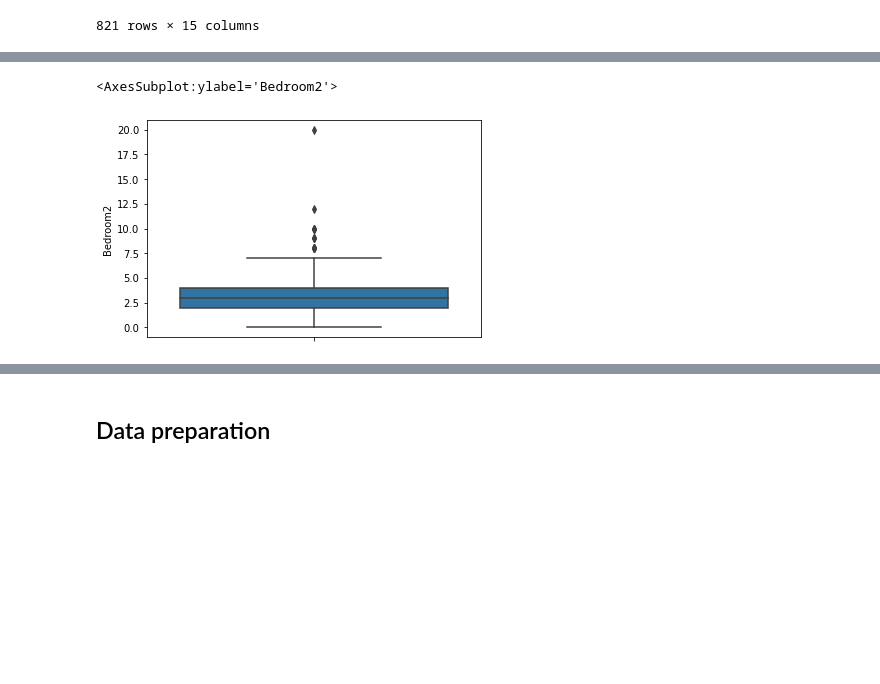
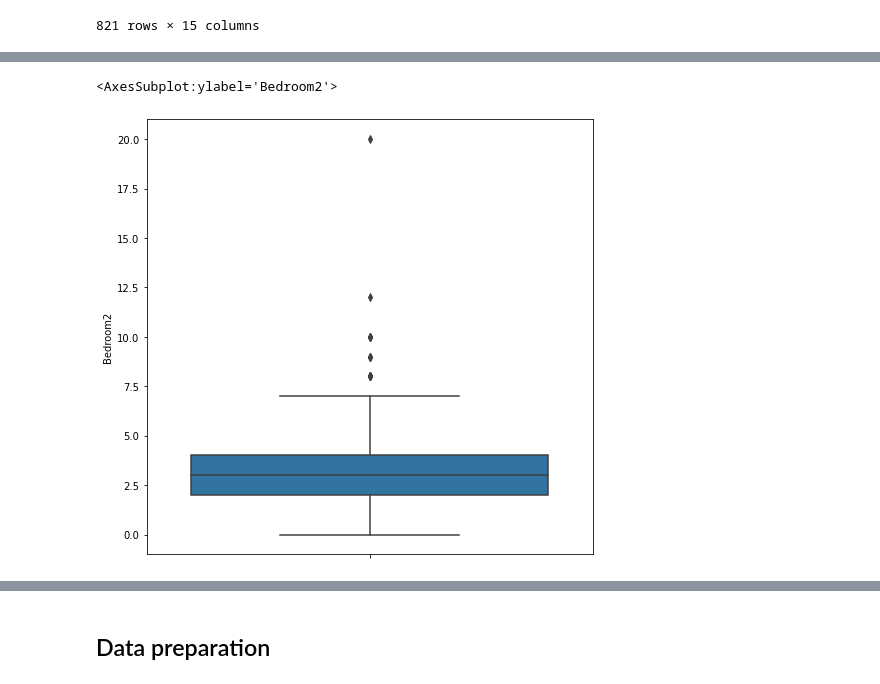
Before and after one commit to yawavi92/ML-Housing_price_predection, a Jupyter notebook: Untitled.ipynb, the cells around one changed output, grey strips where cells are left out. Saved outputs shown, nothing was run; the diff lists cells and outputs as text; code cells hidden in the pictures; blank space fills up the shorter version.

```diff
--- a/Untitled.ipynb
+++ b/Untitled.ipynb
@@ -149,9 +157,10 @@ sns.boxplot(y = 'Price', data = df)
 # %%
 # boxplot
+plt.figure(figsize = (8,8))
 sns.boxplot(y = 'Bedroom2', data = df)
 # %% [output]
 <AxesSubplot:ylabel='Bedroom2'>
-[figure, old version]
+[figure, new version]
 # %%
 # bedroom outliers
 finding_outliers(df, 'Bedroom2').sort_values('Bedroom2')
```
Also changed, not shown: parts of 36 cells of this notebook, 1 other file.
